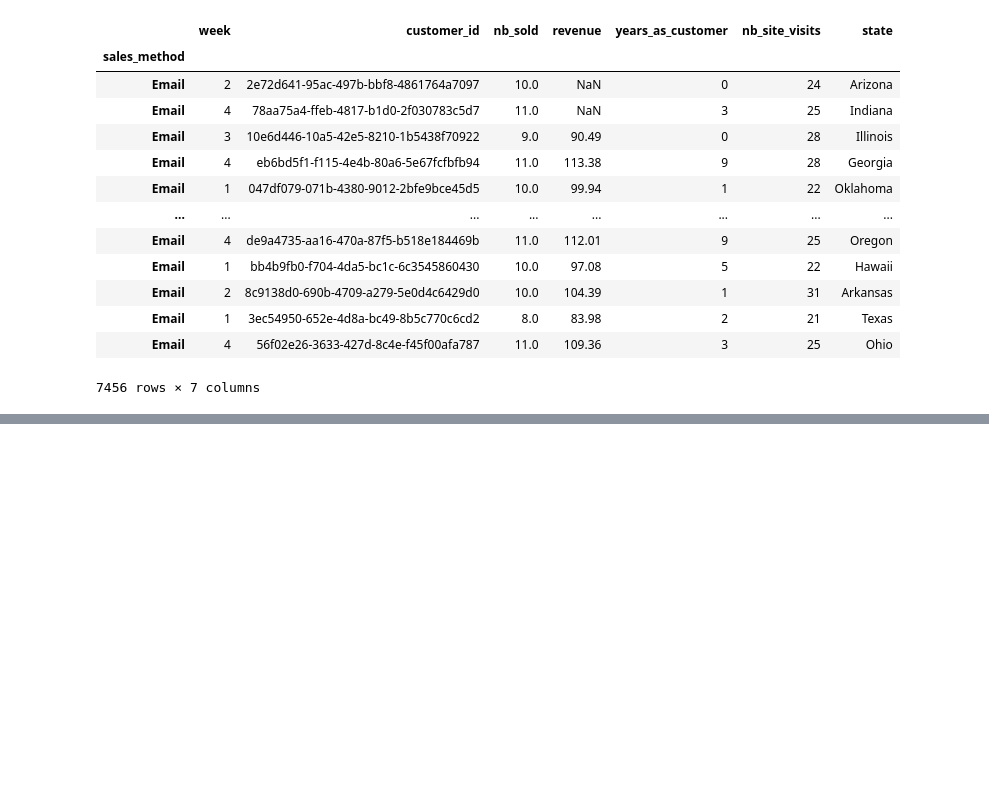
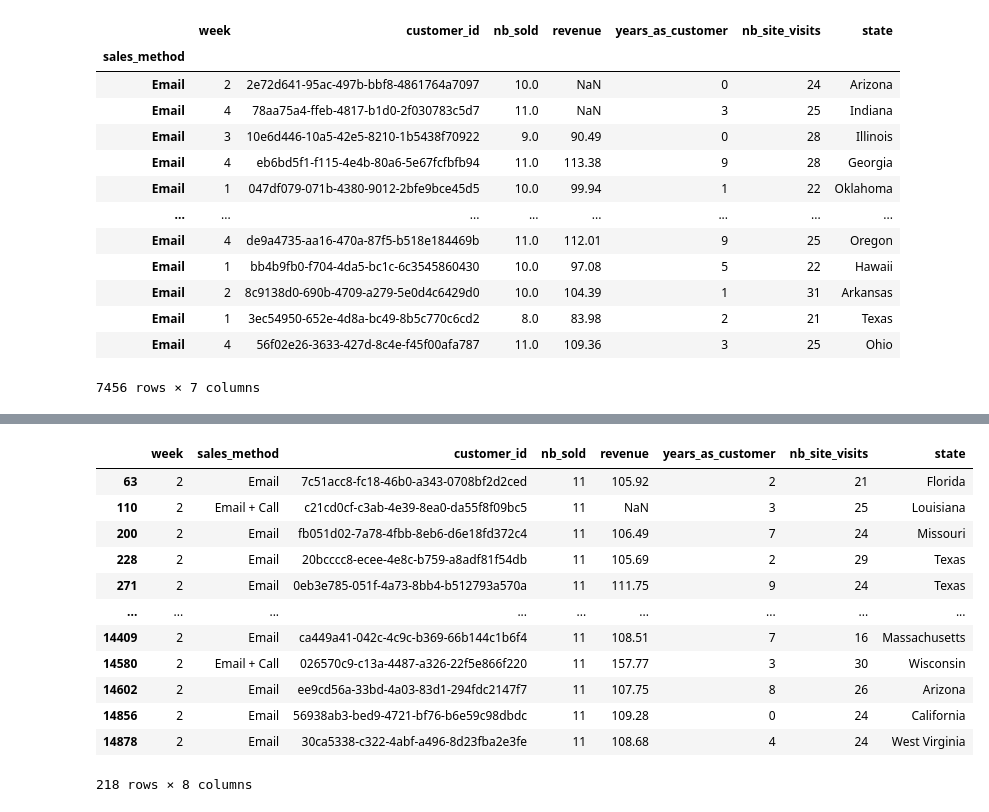
Before and after one commit to Femiolajide/Note, a Jupyter notebook: pop.ipynb, the cells around one changed output, grey strips where cells are left out. Cells and saved outputs as stored; diff of their text form; code cells hidden in the pictures; blank space fills up the shorter version.

```diff
--- a/pop.ipynb
+++ b/pop.ipynb
@@ -386,0 +566,23 @@ data1.set_index("sales_method").loc["Email",:]
+# %%
+# in pandas:
+# ~ means not
+# & means and
+# | means or
+# for example
+# creating condition for week = 2 and nb_sold grater than 15
+cond1 = (data1["week"] == 2) & (data1["nb_sold"] > 10)
+data1[cond1]
+# %% [output]
+|  | week | sales_method | customer_id | nb_sold | revenue | years_as_customer | nb_site_visits | state |
+| 63 | 2 | Email | 7c51acc8-fc18-46b0-a343-0708bf2d2ced | 11 | 105.92 | 2 | 21 | Florida |
+| 110 | 2 | Email + Call | c21cd0cf-c3ab-4e39-8ea0-da55f8f09bc5 | 11 | NaN | 3 | 25 | Louisiana |
+| 200 | 2 | Email | fb051d02-7a78-4fbb-8eb6-d6e18fd372c4 | 11 | 106.49 | 7 | 24 | Missouri |
+| 228 | 2 | Email | 20bcccc8-ecee-4e8c-b759-a8adf81f54db | 11 | 105.69 | 2 | 29 | Texas |
+| 271 | 2 | Email | 0eb3e785-051f-4a73-8bb4-b512793a570a | 11 | 111.75 | 9 | 24 | Texas |
+| ... | ... | ... | ... | ... | ... | ... | ... | ... |
+| 14409 | 2 | Email | ca449a41-042c-4c9c-b369-66b144c1b6f4 | 11 | 108.51 | 7 | 16 | Massachusetts |
+| 14580 | 2 | Email + Call | 026570c9-c13a-4487-a326-22f5e866f220 | 11 | 157.77 | 3 | 30 | Wisconsin |
+| 14602 | 2 | Email | ee9cd56a-33bd-4a03-83d1-294fdc2147f7 | 11 | 107.75 | 8 | 26 | Arizona |
+| 14856 | 2 | Email | 56938ab3-bed9-4721-bf76-b6e59c98dbdc | 11 | 109.28 | 0 | 24 | California |
+| 14878 | 2 | Email | 30ca5338-c322-4abf-a496-8d23fba2e3fe | 11 | 108.68 | 4 | 24 | West Virginia |
+218 rows × 8 columns
```
Also changed, not shown: parts of 39 cells of this notebook.
